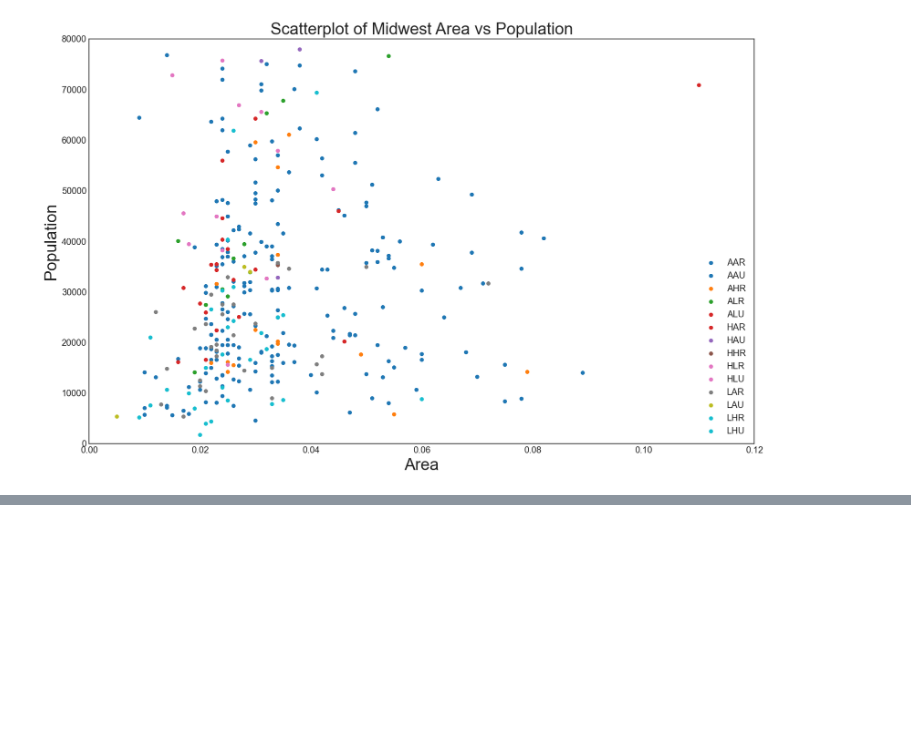
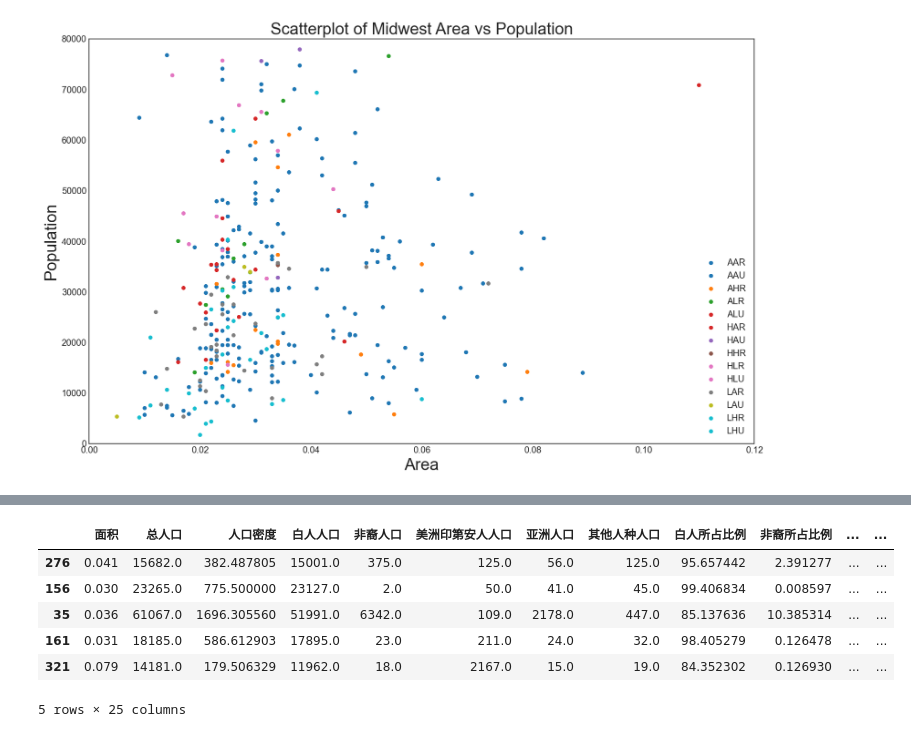
Before and after one commit to protea-ban/top-50-matplotlib-visualizations, a Jupyter notebook: 01_correlation_散点图.ipynb, the cells around one changed output, grey strips where cells are left out. Cells and saved outputs as stored; diff of their text form; code cells hidden in the pictures; blank space fills up the shorter version.

```diff
--- a/01_correlation_散点图.ipynb
+++ b/01_correlation_散点图.ipynb
@@ -266,0 +355,3 @@ plt.show()
+# %%
+y = midwest.iloc[:, -3:]
+y.head()
@@ -266,0 +365,14 @@ plt.show()
+# %%
+# 划分训练集和测试集
+from sklearn.model_selection import train_test_split as TTS
+Xtrain, Xtest, Ytrain, Ytest = TTS(X, y, test_size=0.3, random_state=420)
+# %%
+Xtrain.head()
+# %% [output]
+|  | 面积 | 总人口 | 人口密度 | 白人人口 | 非裔人口 | 美洲印第安人人口 | 亚洲人口 | 其他人种人口 | 白人所占比例 | 非裔所占比例 | ... | ... |
+| 276 | 0.041 | 15682.0 | 382.487805 | 15001.0 | 375.0 | 125.0 | 56.0 | 125.0 | 95.657442 | 2.391277 | ... | ... |
+| 156 | 0.030 | 23265.0 | 775.500000 | 23127.0 | 2.0 | 50.0 | 41.0 | 45.0 | 99.406834 | 0.008597 | ... | ... |
+| 35 | 0.036 | 61067.0 | 1696.305560 | 51991.0 | 6342.0 | 109.0 | 2178.0 | 447.0 | 85.137636 | 10.385314 | ... | ... |
+| 161 | 0.031 | 18185.0 | 586.612903 | 17895.0 | 23.0 | 211.0 | 24.0 | 32.0 | 98.405279 | 0.126478 | ... | ... |
+| 321 | 0.079 | 14181.0 | 179.506329 | 11962.0 | 18.0 | 2167.0 | 15.0 | 19.0 | 84.352302 | 0.126930 | ... | ... |
+5 rows × 25 columns
```
Also changed, not shown: parts of 32 cells of this notebook.
